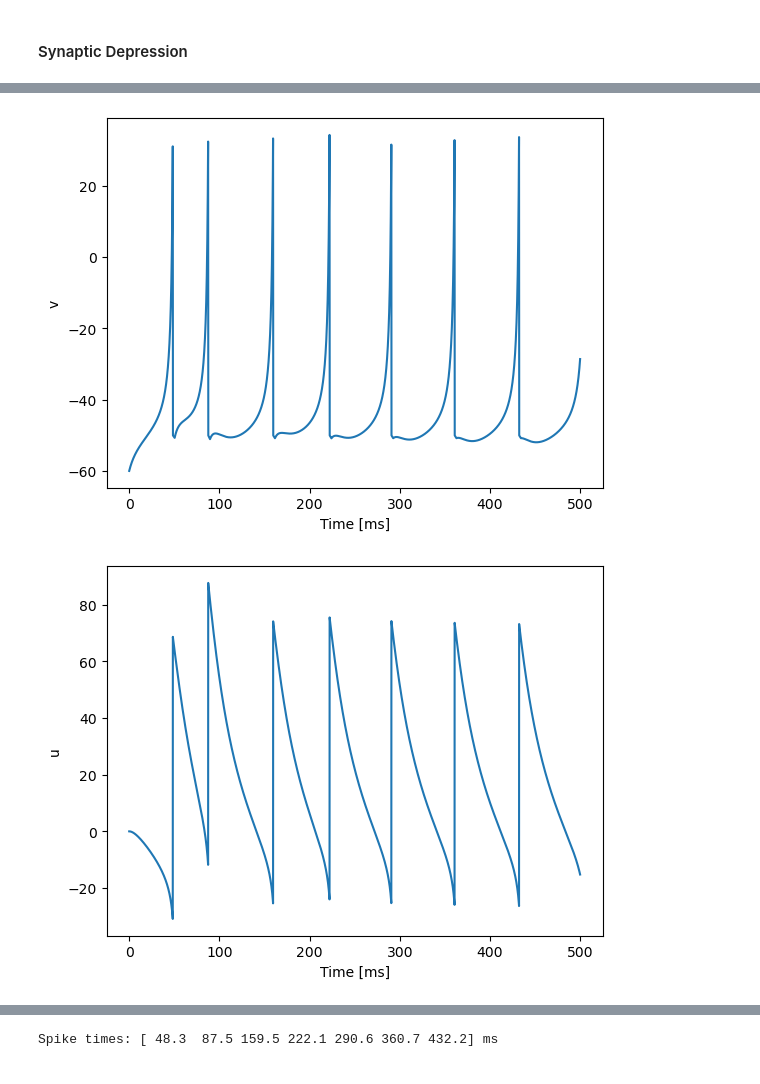
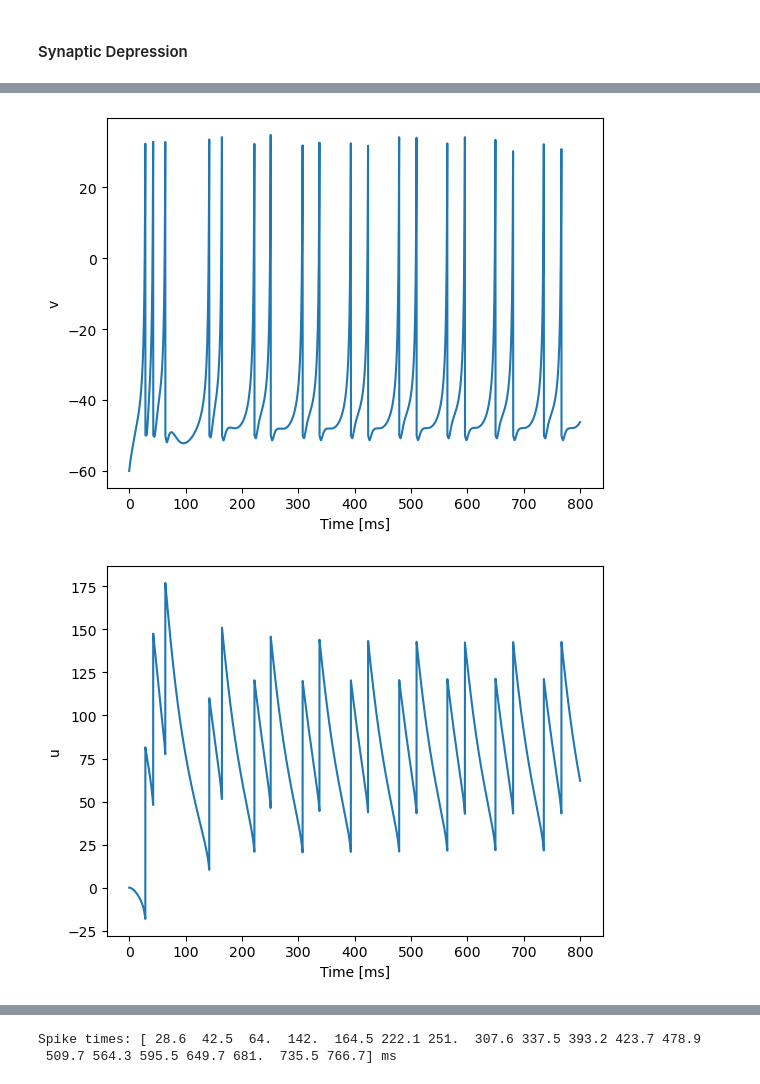
Before and after one commit to liammcs10/AQUA_project, a Jupyter notebook: brian2/dynamic_autapse.ipynb, the cells around one changed output, grey strips where cells are left out. Cells and saved outputs as stored; diff of their text form; code cells hidden in the pictures.

```diff
--- a/brian2/dynamic_autapse.ipynb
+++ b/brian2/dynamic_autapse.ipynb
@@ -37,7 +37,7 @@ Normal AQUA autapse but with synaptic depression
 start_scope()
 
 RS = {'name': 'RS', 'C': 100, 'k': 0.7, 'v_r': -60, 'v_t': -40, 'v_peak': 35,
-     'a': 0.03, 'b': -2, 'c': -50, 'd': 100, 't_a1': 4.9, 't_a2': 5., 'f': 150., 'tau': 2.0}    # Class 1
+     'a': 0.02, 'b': -2, 'c': -50, 'd': 100, 't_a1': 1.5, 't_a2': 5., 'f': 250., 'tau': 2.0}    # Class 1
 
 C = RS['C']
 k = RS['k']
@@ -49,8 +49,8 @@ c = RS['c']
 d = RS['d']
 v_peak = RS['v_peak']
 # autapse
-t_a1 = RS["t_a1"]
-t_a2 = RS["t_a2"]
+t_a1 = RS['t_a1']
+t_a2 = RS['t_a2']
 f = RS['f']
 tau = RS['tau']*ms
 
@@ -70,7 +70,6 @@ b : 1
 c : 1
 d : 1
 f : 1
-m : 1
 t_a1 : 1
 t_a2 : 1
 tau : 1
@@ -82,34 +81,29 @@ v = c
 u += d
 '''
 
-G = NeuronGroup(1, eqs, threshold= 'v>=v_peak', reset = reset, method = 'euler')
+G = NeuronGroup(1, eqs, threshold= 'v>=v_peak', reset = reset, method = 'rk2')
 M_v = StateMonitor(G, 'v', record = 0)
 M_u = StateMonitor(G, 'u', record = 0)
 M_w = StateMonitor(G, 'w', record = 0)
 spikemon = SpikeMonitor(G, record = True)
 
 # synaptic depression recovery rate, in ms
-tau_rec = 100
+tau_rec = 0.2*second
 # Synapses
-autapse = '''
-dw/dt = ((t_a2 / t_a1) ** (t_a1 / (t_a2 - t_a1))*x-w)/t_a1/ms : 1
-dx/dt = -x/t_a2/ms : 1
+autapse_depress = '''
 dm/dt = (1-m)/tau_rec : 1 (event-driven)
-m : 1
-f : 1
-t_a1 : 1
-t_a2 : 1
-tau : 1
-tau_rec : 1
+tau_rec : second
 '''
 aut = Synapses(G, G,
+             model = autapse_depress,
              on_pre='''
-             w += f * m
-             m -= m * 0.2
+             x += f * m
+             m -= m * 0.3
              ''')
 aut.connect(condition = 'i == j')
 aut.delay = tau
 aut.m = 1.0
+aut.tau_rec = tau_rec
 
 
 # Intialise variables
@@ -120,7 +114,7 @@ G.v_r = v_r
 G.v_t = v_t
 G.a = a
 G.b = b
-G.I = 100        # the driving current is static in this case
+G.I = 150        # the driving current is static in this case
 G.c = c
 G.d = d
 G.t_a1 = t_a1
@@ -128,13 +122,14 @@ G.t_a2 = t_a2
 G.f = f
 
 
-duration = 500*ms
+duration = 800*ms
 run(duration)
 
 
 plot(M_v.t/ms, M_v.v[0])
 xlabel('Time [ms]')
 ylabel('v')
+plt.savefig("Complex_initial_burst.png")
 show()
 
 plot(M_u.t/ms, M_u.u[0])
@@ -145,6 +140,7 @@ show()
 plot(M_w.t/ms, M_w.w[0])
 xlabel('Time [ms]')
 ylabel('w')
+plt.savefig("synaptic_depression.png")
 show()
 
 print(f"Spike times: {spikemon.t[:]}")
@@ -163,2 +148,2 @@ WARNING    'd' is an internal variable of group 'neurongroup', but also exists i
-[figure, old version]
+[figure, new version]
-[figure, old version]
+[figure, new version]
@@ -166 +151,2 @@ WARNING    'd' is an internal variable of group 'neurongroup', but also exists i
-Spike times: [ 48.3  87.5 159.5 222.1 290.6 360.7 432.2] ms
+Spike times: [ 28.6  42.5  64.  142.  164.5 222.1 251.  307.6 337.5 393.2 423.7 478.9
+ 509.7 564.3 595.5 649.7 681.  735.5 766.7] ms
```
Also changed, not shown: parts of 3 cells of this notebook, 8 other files.
